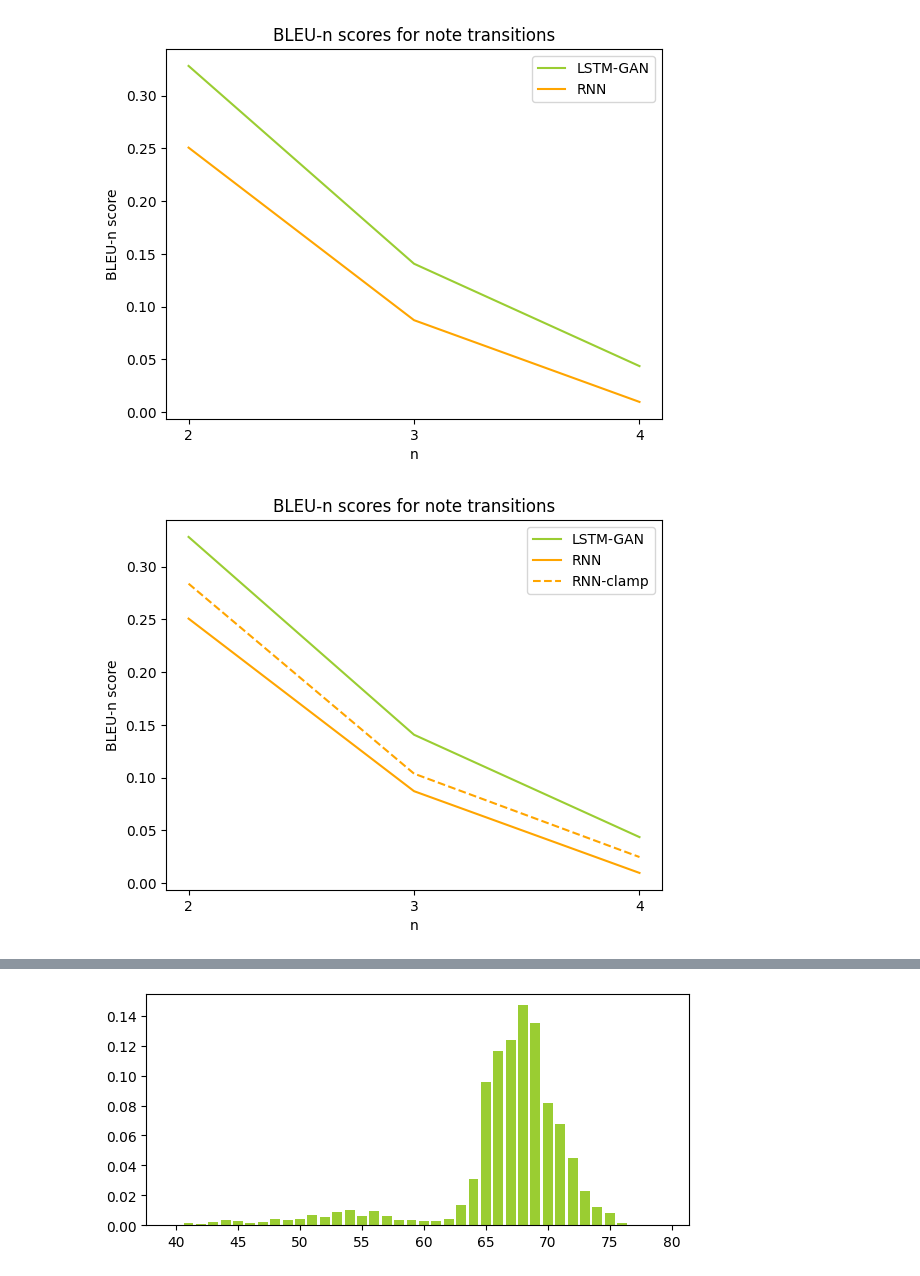
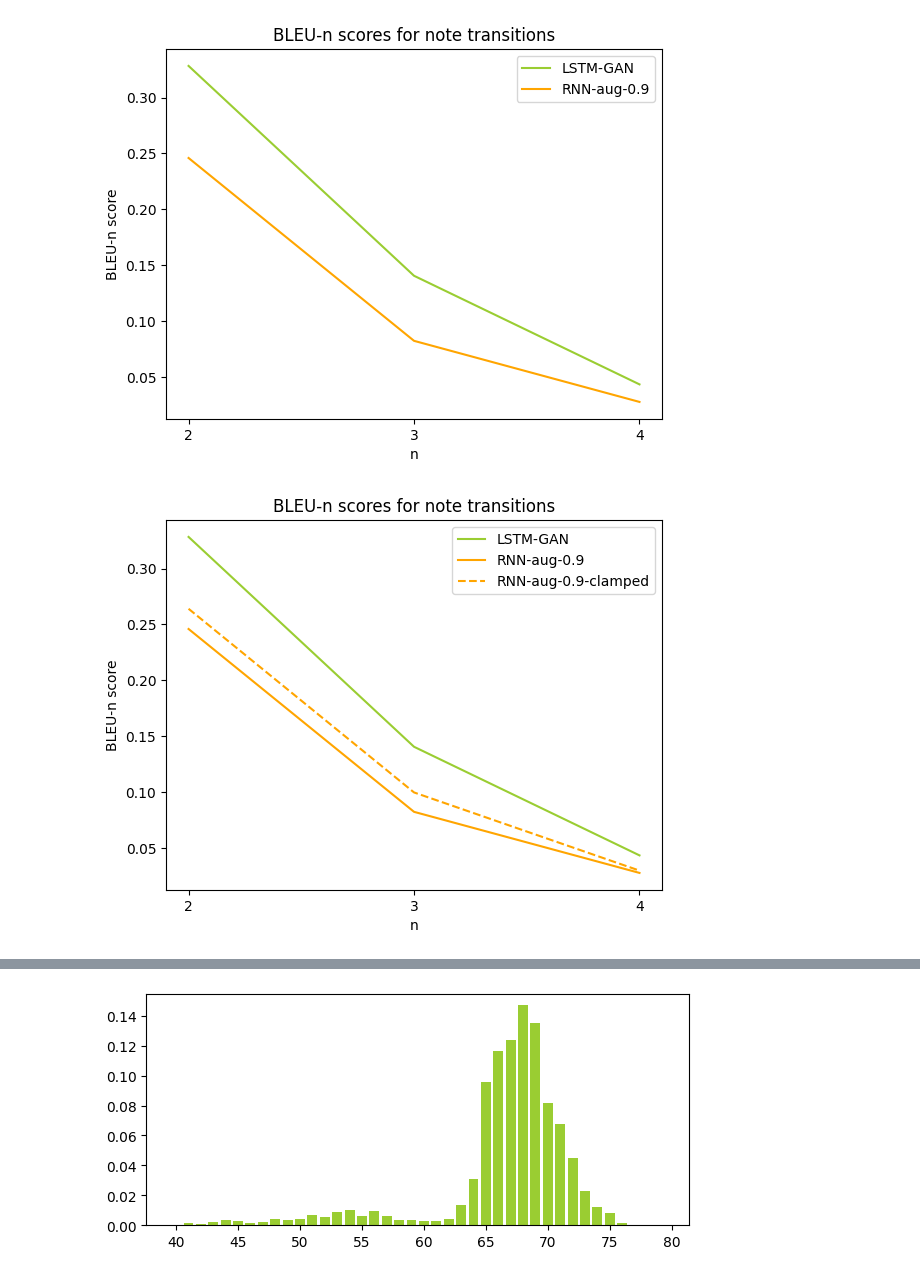
Before and after one commit to jj-haygurlhay/Lyrics2Melody, a Jupyter notebook: notebooks/quantitative_analysis_final.ipynb, the cells around one changed output, grey strips where cells are left out. Saved outputs shown, nothing was run; the diff lists cells and outputs as text; code cells hidden in the pictures.

```diff
--- a/notebooks/quantitative_analysis_final.ipynb
+++ b/notebooks/quantitative_analysis_final.ipynb
@@ -6,12 +6,23 @@ import matplotlib
 
 with open("/home/max/Documents/Univ/Lyrics2Melody/quantitative_analysis/lstm-gan_stats/gen_stats", "r") as f:
     lstm_results = json.loads(f.read())
-with open("/home/max/Documents/Univ/Lyrics2Melody/quantitative_analysis/model_best/gen_stats", "r") as f:
-    rnn_results = json.loads(f.read())
-with open("/home/max/Documents/Univ/Lyrics2Melody/quantitative_analysis/model_best/gen_clamped_stats", "r") as f:
-    rnn_c_results = json.loads(f.read())
+# with open("/home/max/Documents/Univ/Lyrics2Melody/quantitative_analysis/model_best/gen_stats", "r") as f:
+#     model = json.loads(f.read())
+# with open("/home/max/Documents/Univ/Lyrics2Melody/quantitative_analysis/model_best/gen_clamped_stats", "r") as f:
+#     model_clamped = json.loads(f.read())
 with open("/home/max/Documents/Univ/Lyrics2Melody/quantitative_analysis/lstm-gan_stats/ref_stats", "r") as f:
     reference = json.loads(f.read())
+
+model_dirs = ["/home/max/Documents/Univ/Lyrics2Melody/runs/data_aug_0.9_all_tones",
+              "/home/max/Documents/Univ/Lyrics2Melody/runs/SlidingWindow_only_2024-04-25_15-43-53",
+              "/home/max/Documents/Univ/Lyrics2Melody/runs/SlidingWindow_Shift0.2_2024-04-25_19-17-02",
+              "/home/max/Documents/Univ/Lyrics2Melody/runs/SlidingWindow_Shift0.8_2024-04-25_17-22-42",
+              "/home/max/Documents/Univ/Lyrics2Melody/runs/Without_Aug_2024-04-25_14-39-15"]
+model_names = ["RNN-aug-0.9",
+               "RNN-SW",
+               "RNN-SW+0.2Shift",
+               "RNN-SW+0.8Shift",
+               "RNN-noaug"]
 
 #Blue for reference
 ref_color="xkcd:azure"
@@ -51,24 +75,30 @@ plt.show()
 # %%
-xrange = range(2,5)
-plt.plot(xrange, [lstm_results[f"bleu{i}_notes"] for i in xrange], label="LSTM-GAN", color=LSTM_color)
-plt.plot(xrange, [rnn_results[f"bleu{i}_notes"] for i in xrange], label="RNN", color=res_color)
-plt.xticks(xrange)
-plt.title("BLEU-n scores for note transitions")
-plt.ylabel("BLEU-n score")
-plt.xlabel("n")
-plt.legend()
-plt.show()
+for model_dir, model_name in zip(model_dirs, model_names):
+    with open(model_dir + "/stats/gen_stats", "r") as f:
+        model = json.loads(f.read())
+    with open(model_dir + "/stats/gen_clamped_stats", "r") as f:
+        model_clamped = json.loads(f.read())
 
-xrange = range(2,5)
-plt.plot(xrange, [lstm_results[f"bleu{i}_notes"] for i in xrange], label="LSTM-GAN", color=LSTM_color)
-plt.plot(xrange, [rnn_results[f"bleu{i}_notes"] for i in xrange], label="RNN", color=res_color)
-plt.plot(xrange, [rnn_c_results[f"bleu{i}_notes"] for i in xrange], label="RNN-clamp", color=res_color, linestyle="--")
-plt.xticks(xrange)
-plt.title("BLEU-n scores for note transitions")
-plt.ylabel("BLEU-n score")
-plt.xlabel("n")
-plt.legend()
-plt.show()
+    xrange = range(2,5)
+    plt.plot(xrange, [lstm_results[f"bleu{i}_notes"] for i in xrange], label="LSTM-GAN", color=LSTM_color)
+    plt.plot(xrange, [model[f"bleu{i}_notes"] for i in xrange], label=model_name, color=res_color)
+    plt.xticks(xrange)
+    plt.title("BLEU-n scores for note transitions")
+    plt.ylabel("BLEU-n score")
+    plt.xlabel("n")
+    plt.legend()
+    plt.show()
+
+    xrange = range(2,5)
+    plt.plot(xrange, [lstm_results[f"bleu{i}_notes"] for i in xrange], label="LSTM-GAN", color=LSTM_color)
+    plt.plot(xrange, [model[f"bleu{i}_notes"] for i in xrange], label=model_name, color=res_color)
+    plt.plot(xrange, [model_clamped[f"bleu{i}_notes"] for i in xrange], label=model_name+"-clamped", color=res_color, linestyle="--")
+    plt.xticks(xrange)
+    plt.title("BLEU-n scores for note transitions")
+    plt.ylabel("BLEU-n score")
+    plt.xlabel("n")
+    plt.legend()
+    plt.show()
 # %% [output]
-[figure, old version]
+[figure, new version]
-[figure, old version]
+[figure, new version]
```
Also changed, not shown: parts of 9 cells of this notebook.
